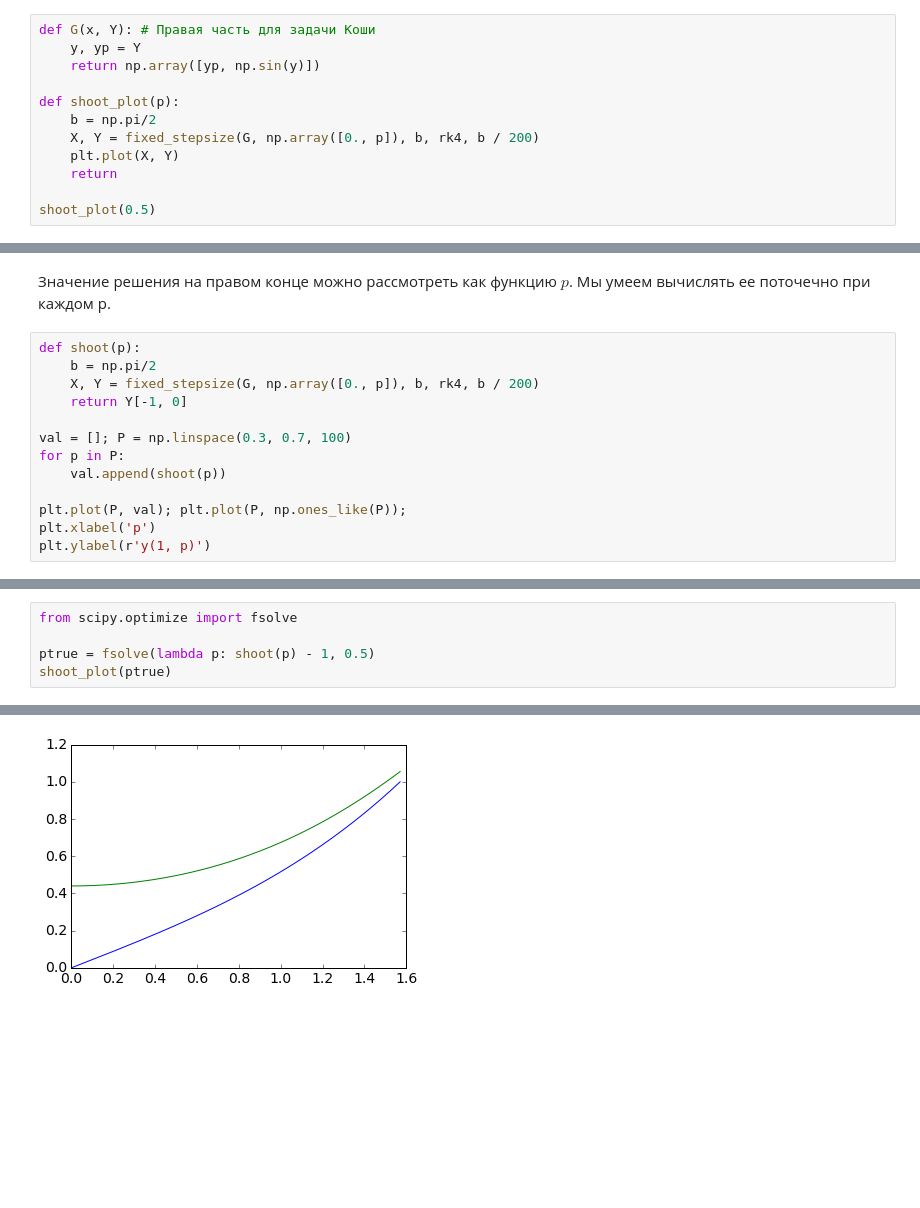
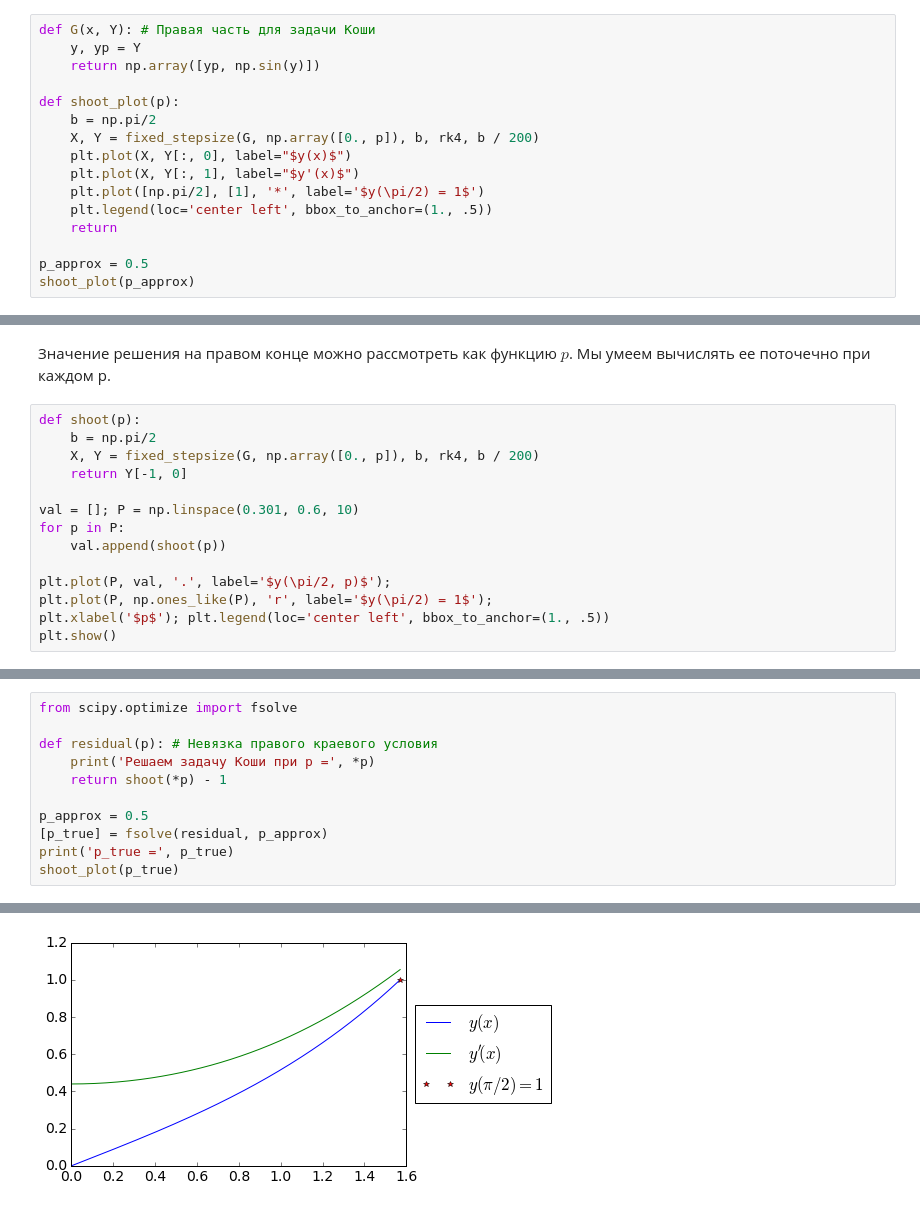
Before and after one commit to CompMathGroup/compmath-slides, a Jupyter notebook: jupyter-slides/11-Boundary/Boundary.ipynb, the cells around one changed output, grey strips where cells are left out. Drawn from its saved outputs; the diff is of its cells as text; blank space fills up the shorter version.

```diff
--- a/jupyter-slides/11-Boundary/Boundary.ipynb
+++ b/jupyter-slides/11-Boundary/Boundary.ipynb
@@ -367,8 +367,12 @@ def G(x, Y): # Правая часть для задачи Коши
 def shoot_plot(p):
     b = np.pi/2
     X, Y = fixed_stepsize(G, np.array([0., p]), b, rk4, b / 200)
-    plt.plot(X, Y)
+    plt.plot(X, Y[:, 0], label="$y(x)$")
+    plt.plot(X, Y[:, 1], label="$y'(x)$")
+    plt.plot([np.pi/2], [1], '*', label='$y(\pi/2) = 1$')
+    plt.legend(loc='center left', bbox_to_anchor=(1., .5))
     return
 
-shoot_plot(0.5)
+p_approx = 0.5
+shoot_plot(p_approx)
 # %% [output]
@@ -381,11 +385,12 @@ def shoot(p):
     X, Y = fixed_stepsize(G, np.array([0., p]), b, rk4, b / 200)
     return Y[-1, 0]
 
-val = []; P = np.linspace(0.3, 0.7, 100)
+val = []; P = np.linspace(0.301, 0.6, 10)
 for p in P:
     val.append(shoot(p))
 
-plt.plot(P, val); plt.plot(P, np.ones_like(P));
-plt.xlabel('p')
-plt.ylabel(r'y(1, p)')
+plt.plot(P, val, '.', label='$y(\pi/2, p)$');
+plt.plot(P, np.ones_like(P), 'r', label='$y(\pi/2) = 1$');
+plt.xlabel('$p$'); plt.legend(loc='center left', bbox_to_anchor=(1., .5))
+plt.show()
 # %% [output]
@@ -394,6 +402,12 @@ plt.ylabel(r'y(1, p)')
 # %%
 from scipy.optimize import fsolve
 
-ptrue = fsolve(lambda p: shoot(p) - 1, 0.5)
-shoot_plot(ptrue)
+def residual(p): # Невязка правого краевого условия
+    print('Решаем задачу Коши при p =', *p)
+    return shoot(*p) - 1
+
+p_approx = 0.5
+[p_true] = fsolve(residual, p_approx)
+print('p_true =', p_true)
+shoot_plot(p_true)
 # %% [output]
@@ -400 +423 @@ shoot_plot(ptrue)
-[figure, old version]
+[figure, new version]
```
Also changed, not shown: parts of 20 cells of this notebook.
